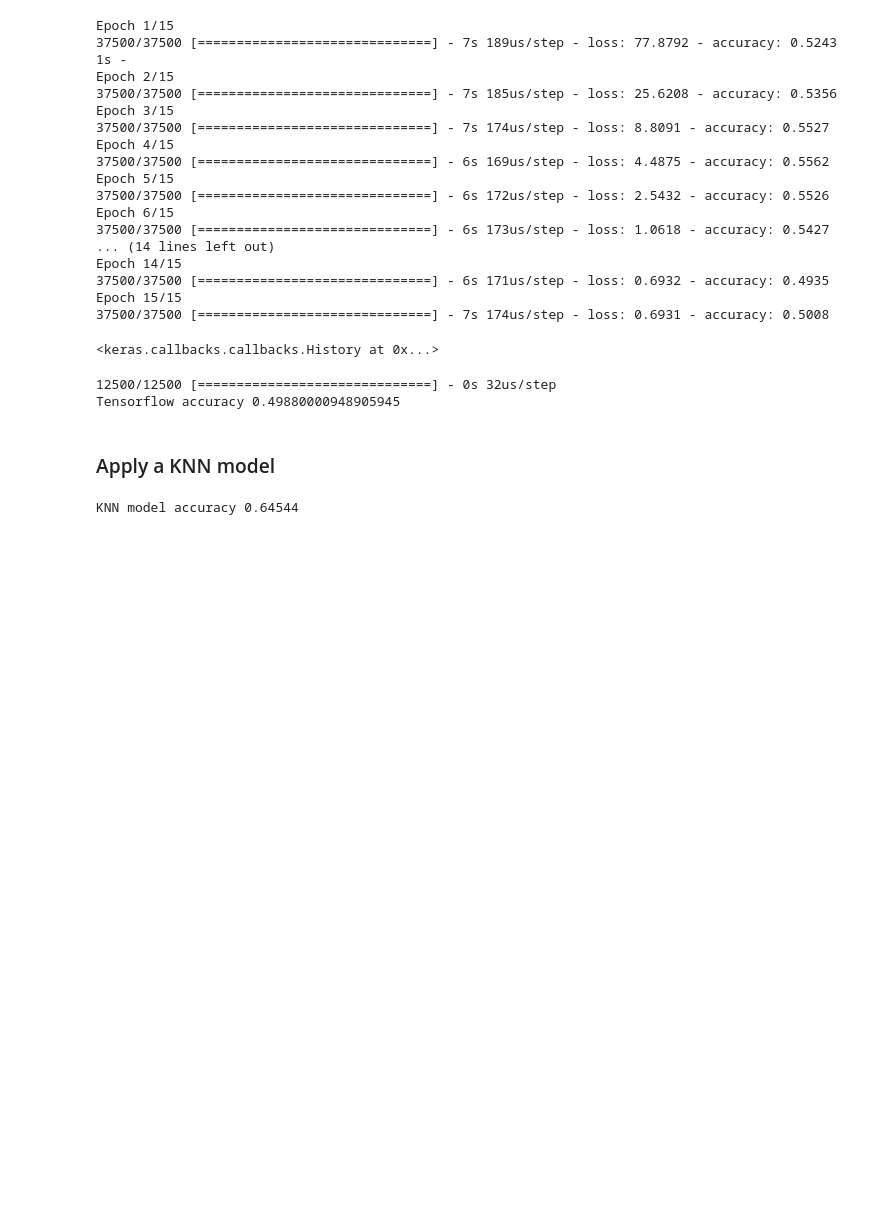
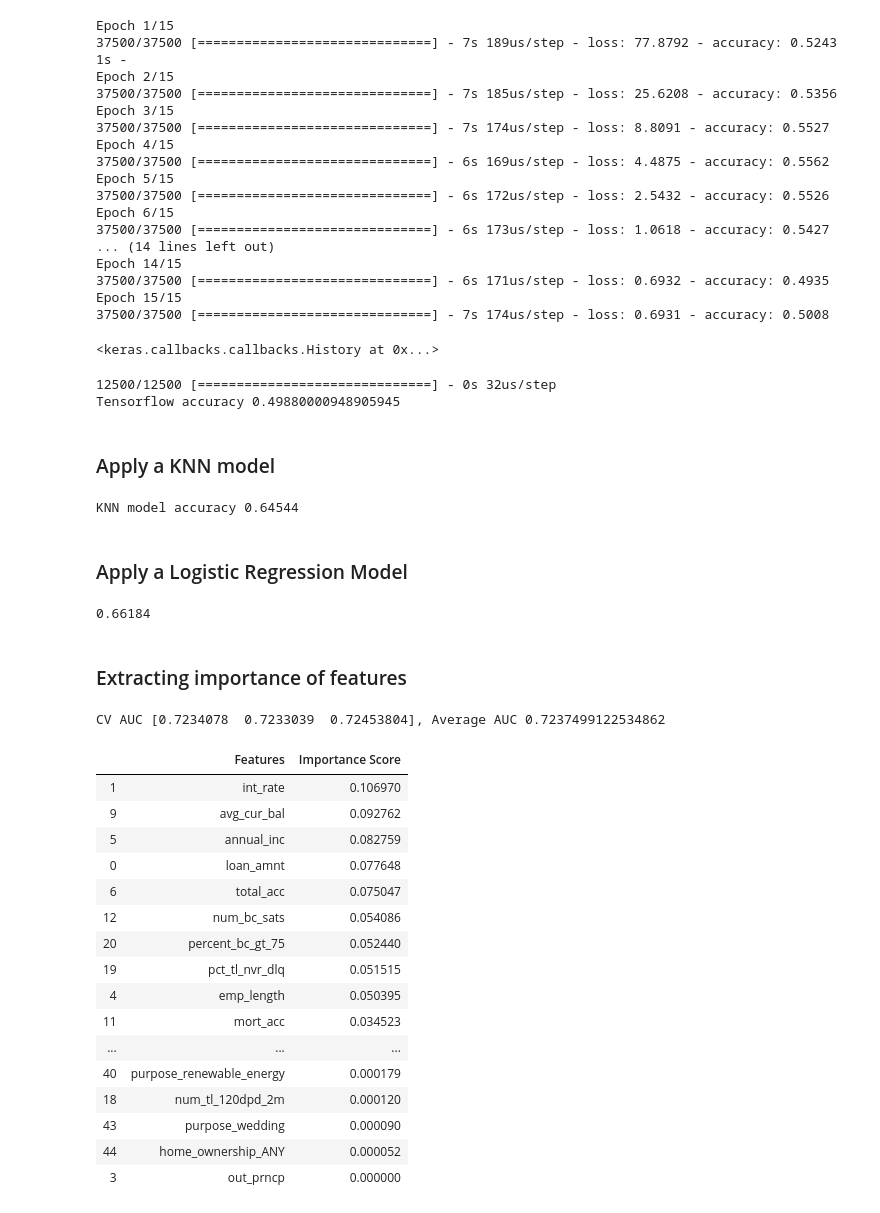
Before and after one commit to just1jp/loan_prediction, a Jupyter notebook: Loan Prediction.ipynb, the cells around one changed output. Drawn from its saved outputs; the diff is of its cells as text; code cells hidden in the pictures; blank space fills up the shorter version.

Commit message:
add random forest

```diff
--- a/Loan Prediction.ipynb
+++ b/Loan Prediction.ipynb
@@ -513,3 +516,5 @@ y_pred_class = knn.predict(x_test)
 print('KNN model accuracy', (metrics.accuracy_score(y_test, y_pred_class)))
 # %% [output]
 KNN model accuracy 0.64544
+# %% [markdown]
+### Apply a Logistic Regression Model
@@ -515,0 +523,42 @@ KNN model accuracy 0.64544
+# %%
+# Apply Logistic Regression model
+lr = LogisticRegression()
+lr.fit(x_train,y_train)
+y_pred = lr.predict(x_test)
+
+lr.score(x_test, y_test)
+# %% [output]
+0.66184
+# %% [markdown]
+### Extracting importance of features
+# %%
+model = RandomForestClassifier(n_estimators=50)
+scores = cross_val_score(model, x, y, scoring='roc_auc')
+print('CV AUC {}, Average AUC {}'.format(scores, scores.mean()))
+model.fit(x, y)
+
+features = x.columns
+feature_importances = model.feature_importances_
+features_df = pd.DataFrame({'Features': features, 'Importance Score': feature_importances})
+features_df.sort_values('Importance Score', inplace=True, ascending=False)
+
+features_df
+# %% [output]
+CV AUC [0.7234078  0.7233039  0.72453804], Average AUC 0.7237499122534862
+|  | Features | Importance Score |
+| 1 | int_rate | 0.106970 |
+| 9 | avg_cur_bal | 0.092762 |
+| 5 | annual_inc | 0.082759 |
+| 0 | loan_amnt | 0.077648 |
+| 6 | total_acc | 0.075047 |
+| 12 | num_bc_sats | 0.054086 |
+| 20 | percent_bc_gt_75 | 0.052440 |
+| 19 | pct_tl_nvr_dlq | 0.051515 |
+| 4 | emp_length | 0.050395 |
+| 11 | mort_acc | 0.034523 |
+| ... | ... | ... |
+| 40 | purpose_renewable_energy | 0.000179 |
+| 18 | num_tl_120dpd_2m | 0.000120 |
+| 43 | purpose_wedding | 0.000090 |
+| 44 | home_ownership_ANY | 0.000052 |
+| 3 | out_prncp | 0.000000 |
```
Also changed, not shown: parts of 2 cells of this notebook.
